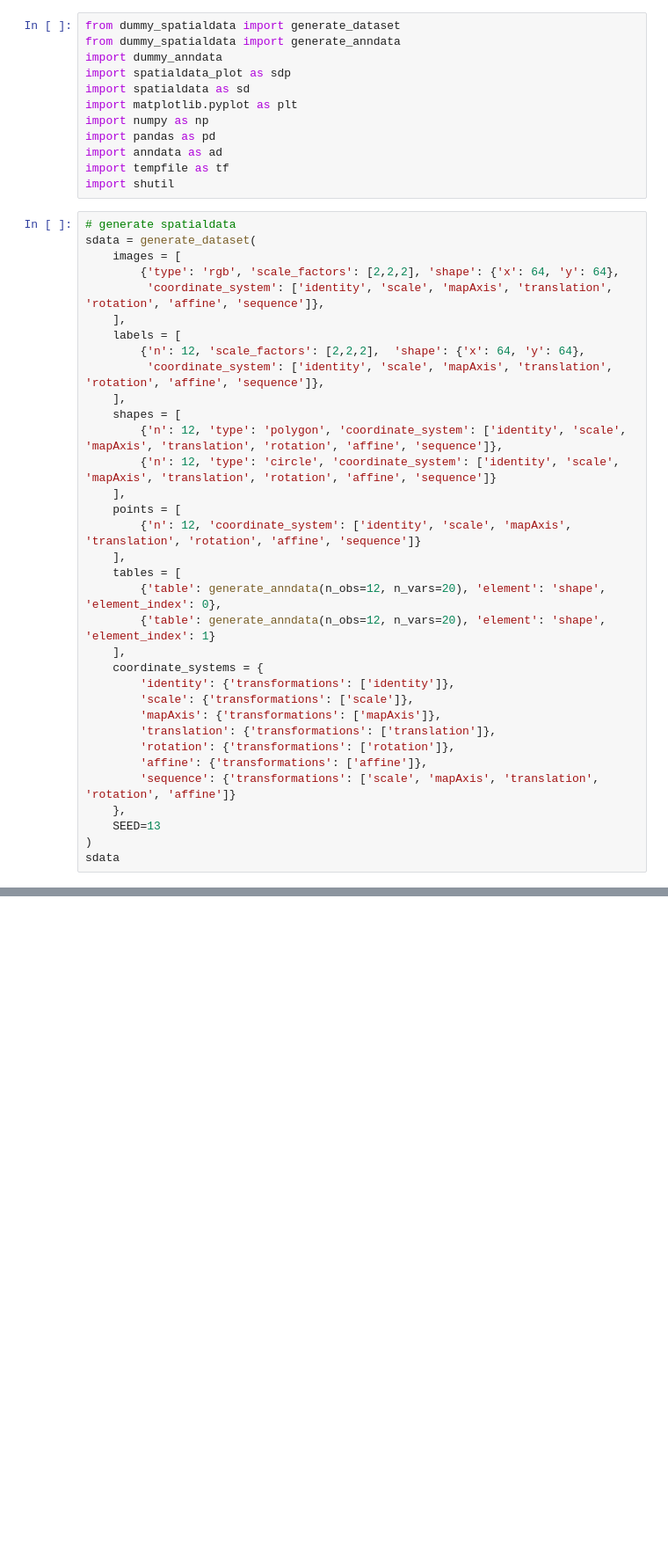
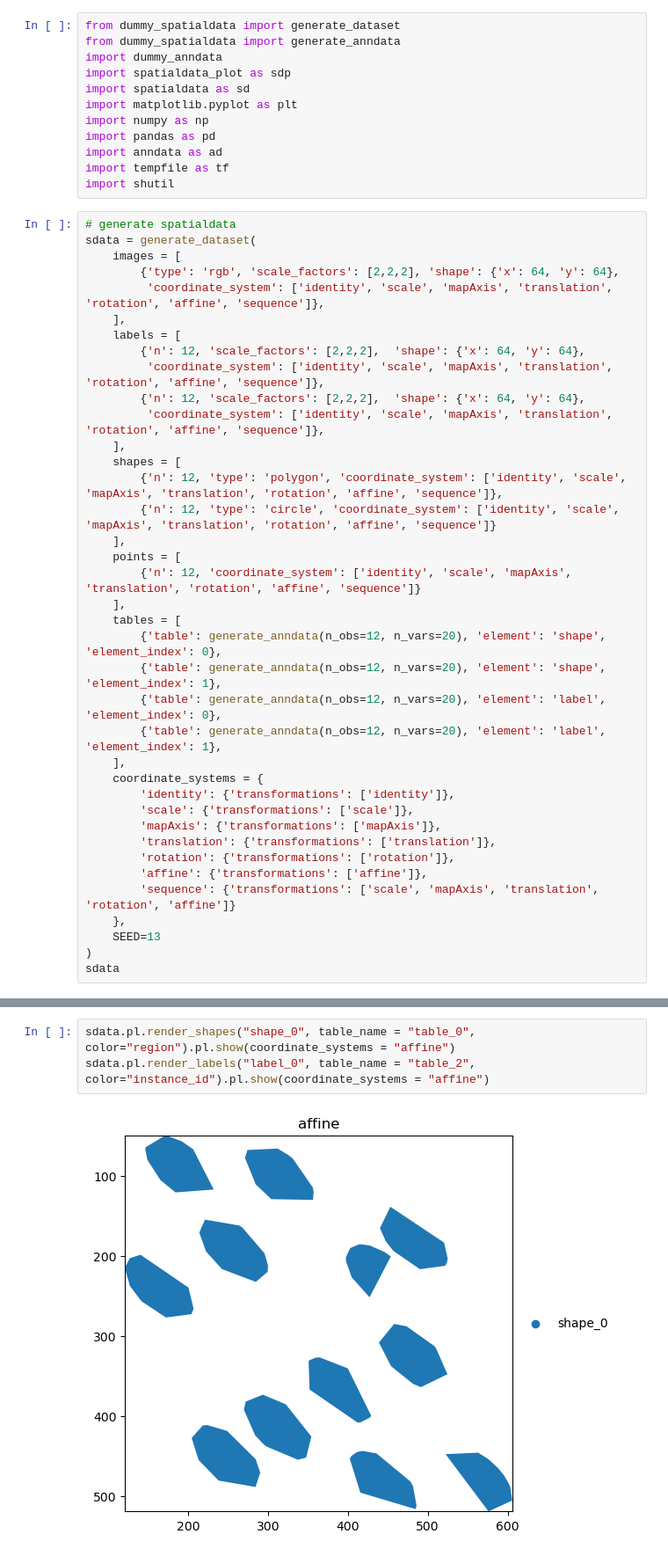
Before and after one commit to BIMSBbioinfo/dummy-spatialdata, a Jupyter notebook: docs/notebooks/generate_examples.ipynb, the cells around one changed output, grey strips where cells are left out. Shown at 88% size. Cells and saved outputs as stored; diff of their text form; blank space fills up the shorter version.

Commit message:
connect tables to labels

```diff
--- a/docs/notebooks/generate_examples.ipynb
+++ b/docs/notebooks/generate_examples.ipynb
@@ -25,6 +25,8 @@ sdata = generate_dataset(
          'coordinate_system': ['identity', 'scale', 'mapAxis', 'translation', 'rotation', 'affine', 'sequence']},
     ],
     labels = [
+        {'n': 12, 'scale_factors': [2,2,2],  'shape': {'x': 64, 'y': 64},
+         'coordinate_system': ['identity', 'scale', 'mapAxis', 'translation', 'rotation', 'affine', 'sequence']},
         {'n': 12, 'scale_factors': [2,2,2],  'shape': {'x': 64, 'y': 64},
          'coordinate_system': ['identity', 'scale', 'mapAxis', 'translation', 'rotation', 'affine', 'sequence']},
     ],
@@ -37,7 +39,9 @@ sdata = generate_dataset(
     ],
     tables = [
         {'table': generate_anndata(n_obs=12, n_vars=20), 'element': 'shape', 'element_index': 0},
-        {'table': generate_anndata(n_obs=12, n_vars=20), 'element': 'shape', 'element_index': 1}
+        {'table': generate_anndata(n_obs=12, n_vars=20), 'element': 'shape', 'element_index': 1},
+        {'table': generate_anndata(n_obs=12, n_vars=20), 'element': 'label', 'element_index': 0},
+        {'table': generate_anndata(n_obs=12, n_vars=20), 'element': 'label', 'element_index': 1},
     ],
     coordinate_systems = {
         'identity': {'transformations': ['identity']},
@@ -73,0 +84,5 @@ SpatialData object
+# %%
+sdata.pl.render_shapes("shape_0", table_name = "table_0", color="region").pl.show(coordinate_systems = "affine")
+sdata.pl.render_labels("label_0", table_name = "table_2", color="instance_id").pl.show(coordinate_systems = "affine")
+# %% [output]
+[figure, added]
```
Also changed, not shown: parts of 6 cells of this notebook, 3 other files.
